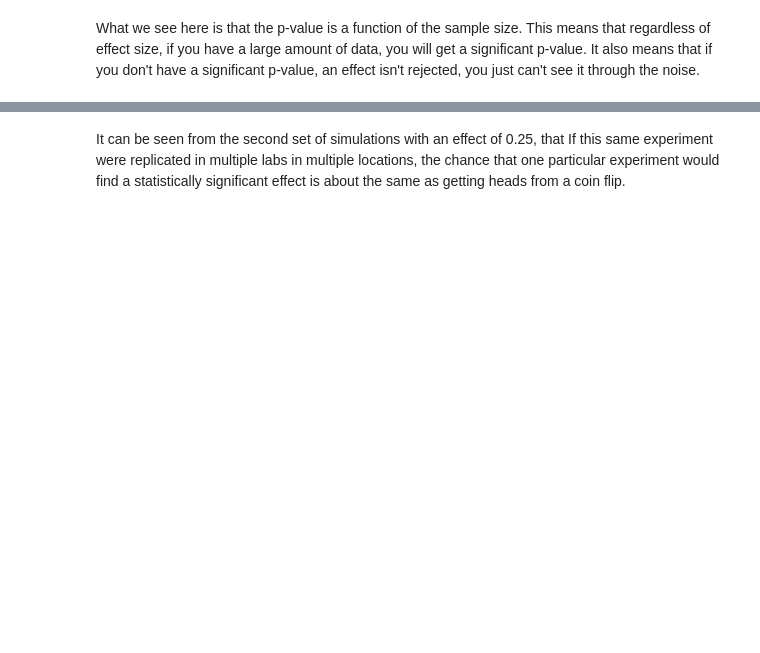
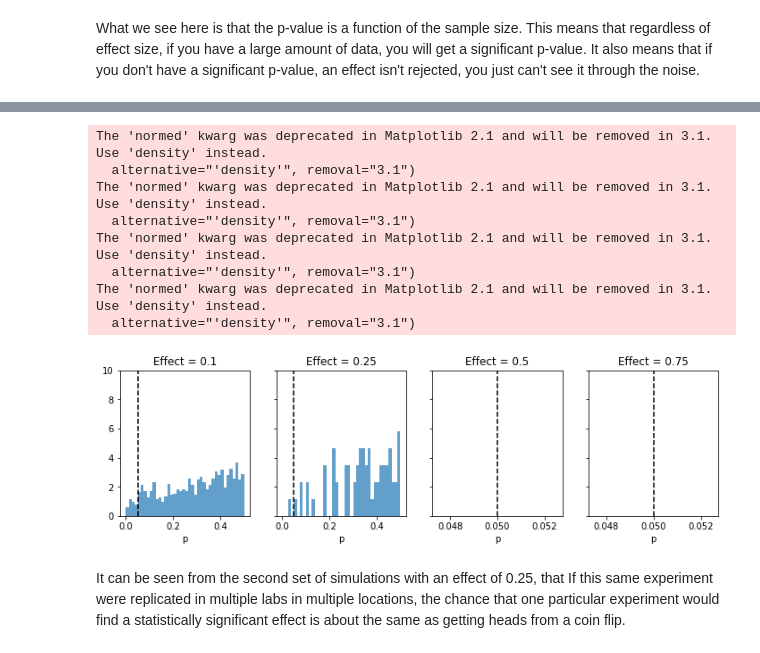
Before and after one commit to L-Lewis/dsc-2-20-14-effect-size-p-values-and-power-lab-online-ds-ft-011419, a Jupyter notebook: index.ipynb, the cells around one changed output, grey strips where cells are left out. Cells and saved outputs as stored; diff of their text form; code cells hidden in the pictures; blank space fills up the shorter version.

```diff
--- a/index.ipynb
+++ b/index.ipynb
@@ -340,3 +383,27 @@ effect_sizes = [0.1, 0.25, 0.5, 0.75]
+# %%
+# From solution, but something has gone wrong earlier
+fig, axes = plt.subplots(figsize=(12,3), ncols=4, sharey=True)
+effect_sizes = [0.1, 0.25, 0.5, 0.75]
+
+effects = [[p_experiment(100, effect=e) for m in range(10000)] for e in effect_sizes]
+
+for i, ps in enumerate(effects):
+    ax = axes[i]
+    ax.hist(ps, range=(0, 0.5), bins=40, normed=True, alpha=0.7)
+    ax.vlines(0.05, 0, 100, color='k', linestyles='--')
+    ax.set_title('Effect = {}'.format(effect_sizes[i]))
+    ax.set_xlabel('p')
+    ax.set_ylim(0, 10)
+# %% [output]
+The 'normed' kwarg was deprecated in Matplotlib 2.1 and will be removed in 3.1. Use 'density' instead.
+  alternative="'density'", removal="3.1")
+The 'normed' kwarg was deprecated in Matplotlib 2.1 and will be removed in 3.1. Use 'density' instead.
+  alternative="'density'", removal="3.1")
+The 'normed' kwarg was deprecated in Matplotlib 2.1 and will be removed in 3.1. Use 'density' instead.
+  alternative="'density'", removal="3.1")
+The 'normed' kwarg was deprecated in Matplotlib 2.1 and will be removed in 3.1. Use 'density' instead.
+  alternative="'density'", removal="3.1")
+[figure, added]
 # %% [markdown]
 It can be seen from the second set of simulations with an effect of 0.25, that If this same experiment were replicated in multiple labs in multiple locations, the chance that one particular experiment would find a statistically significant effect is about the same as getting heads from a coin flip.
 # %%
```
Also changed, not shown: parts of 18 cells of this notebook.
